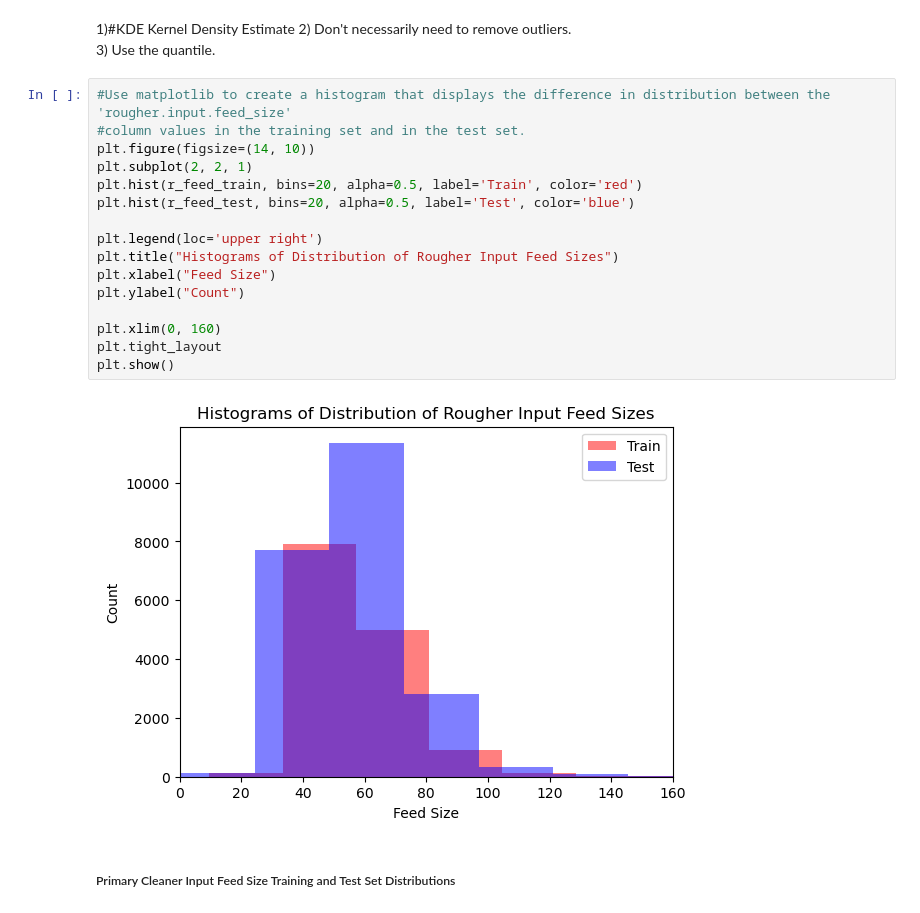
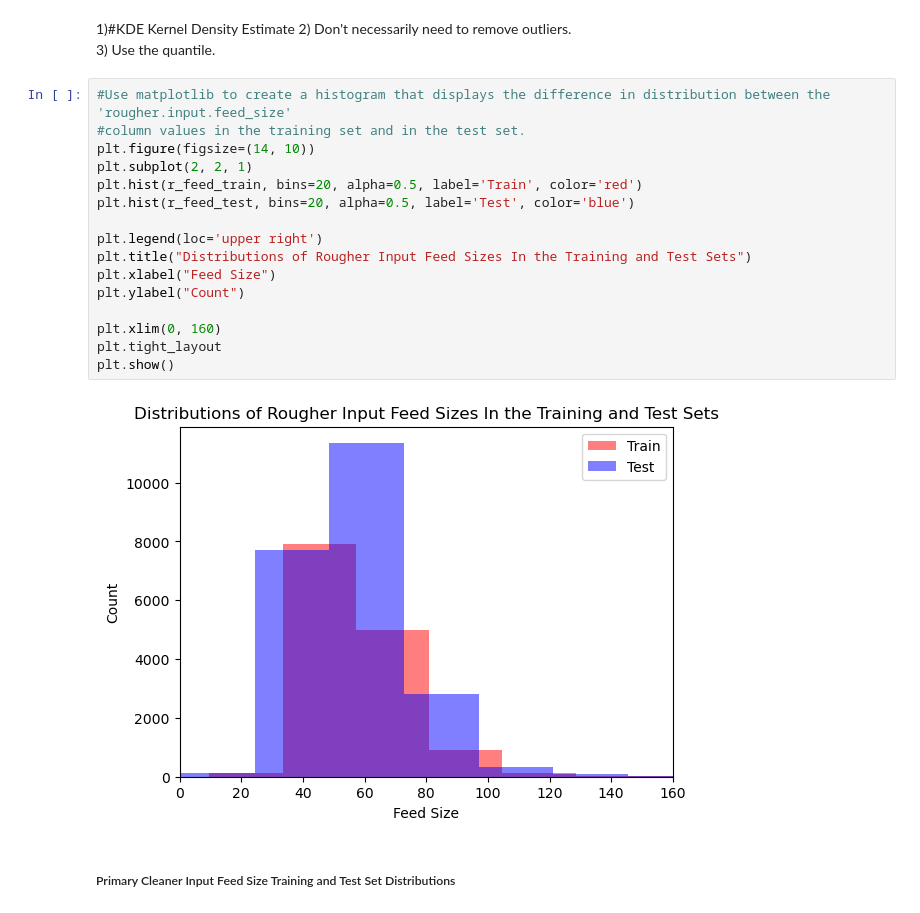
Before and after one commit to BLacuesta3/Sprint-10-Project, a Jupyter notebook: Sprint 10 Project Notebook.ipynb, the cells around one changed output. Saved outputs shown, nothing was run; the diff lists cells and outputs as text.

Commit message:
titles

```diff
--- a/Sprint 10 Project Notebook.ipynb
+++ b/Sprint 10 Project Notebook.ipynb
@@ -645,21 +645,21 @@ Kernel Density Estimate
 # %%
 #Use matplotlib to create a histogram that displays the difference in distribution between the 'rougher.input.feed_size'
 #column values in the training set and in the test set.
 plt.figure(figsize=(14, 10))
 plt.subplot(2, 2, 1)
 plt.hist(r_feed_train, bins=20, alpha=0.5, label='Train', color='red')
 plt.hist(r_feed_test, bins=20, alpha=0.5, label='Test', color='blue')
 
 plt.legend(loc='upper right')
-plt.title("Histograms of Distribution of Rougher Input Feed Sizes")
+plt.title("Distributions of Rougher Input Feed Sizes In the Training and Test Sets")
 plt.xlabel("Feed Size")
 plt.ylabel("Count")
 
 plt.xlim(0, 160)
 plt.tight_layout
 plt.show()
 # %% [output]
-[figure, old version]
+[figure, new version]
 # %% [markdown]
 ##### Primary Cleaner Input Feed Size Training and Test Set Distributions
 # %%
```
Also changed, not shown: parts of 1 cell of this notebook.
